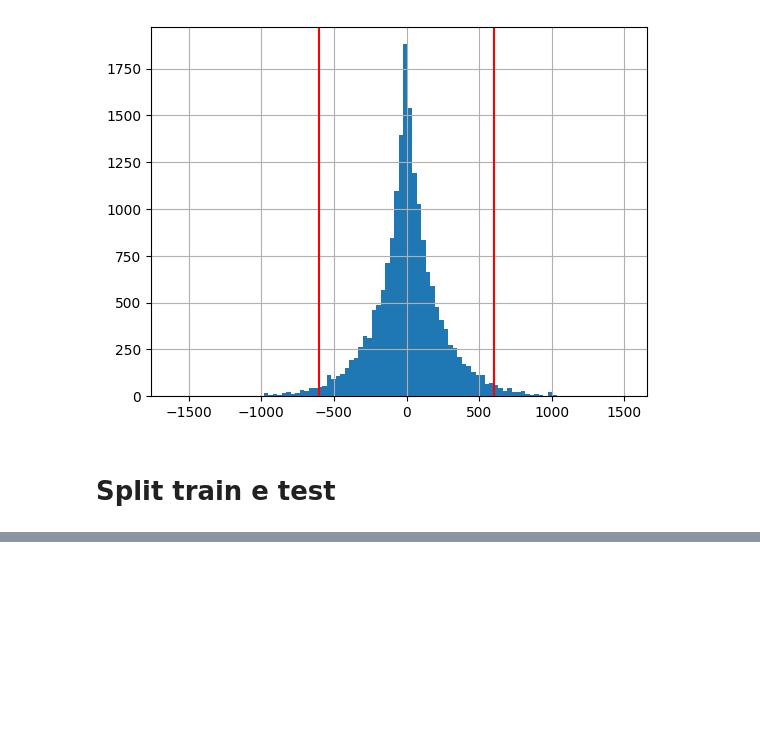
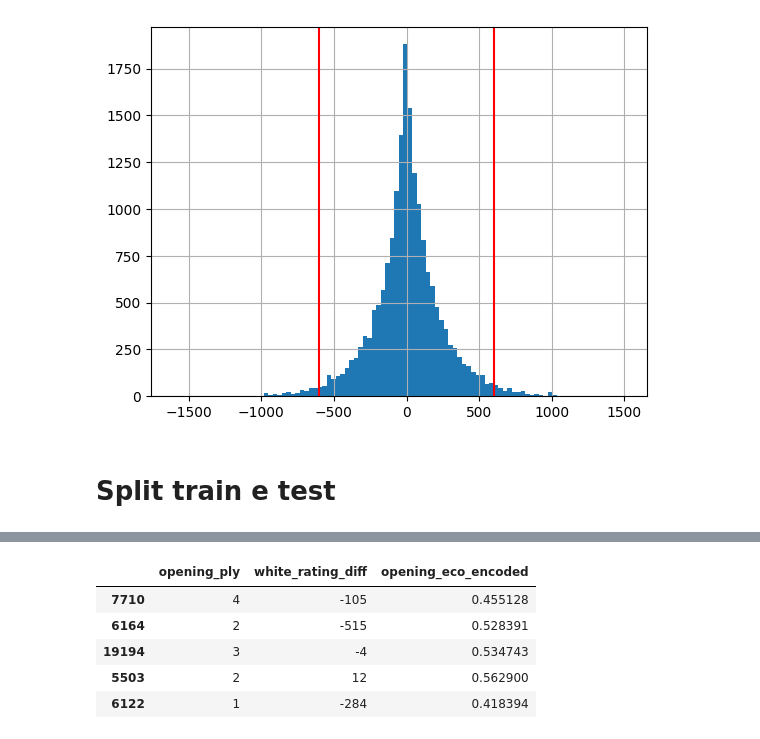
Before and after one commit to JeffersonSNog/Chess_Opening_Predict, a Jupyter notebook: notebooks/eda.ipynb, the cells around one changed output, grey strips where cells are left out. Saved outputs shown, nothing was run; the diff lists cells and outputs as text; code cells hidden in the pictures; blank space fills up the shorter version.

Commit message:
feat: eda, split of train and test, target encoding completed v2

```diff
--- a/notebooks/eda.ipynb
+++ b/notebooks/eda.ipynb
@@ -208,0 +243,3 @@ X_train, X_test, y_train, y_test = train_test_split(X, y, train_size=0.8, test_s
+# %%
+xy_train = X_train.join(y_train)
+print(xy_train)
@@ -208,0 +261,3 @@ X_train, X_test, y_train, y_test = train_test_split(X, y, train_size=0.8, test_s
+# %%
+ecomean = xy_train.groupby("opening_eco")["winner"].mean()
+print(ecomean)
@@ -208,0 +278,16 @@ X_train, X_test, y_train, y_test = train_test_split(X, y, train_size=0.8, test_s
+# %%
+globalmean = y_train.mean()
+# %%
+X_train['opening_eco_encoded'] = X_train['opening_eco'].map(ecomean)
+X_test['opening_eco_encoded'] = X_test['opening_eco'].map(ecomean).fillna(globalmean)
+# %%
+X_train = X_train.drop(columns=['opening_eco'])
+X_test = X_test.drop(columns=['opening_eco'])
+X_train.head()
+# %% [output]
+|  | opening_ply | white_rating_diff | opening_eco_encoded |
+| 7710 | 4 | -105 | 0.455128 |
+| 6164 | 2 | -515 | 0.528391 |
+| 19194 | 3 | -4 | 0.534743 |
+| 5503 | 2 | 12 | 0.562900 |
+| 6122 | 1 | -284 | 0.418394 |
```
Also changed, not shown: parts of 6 cells of this notebook.
